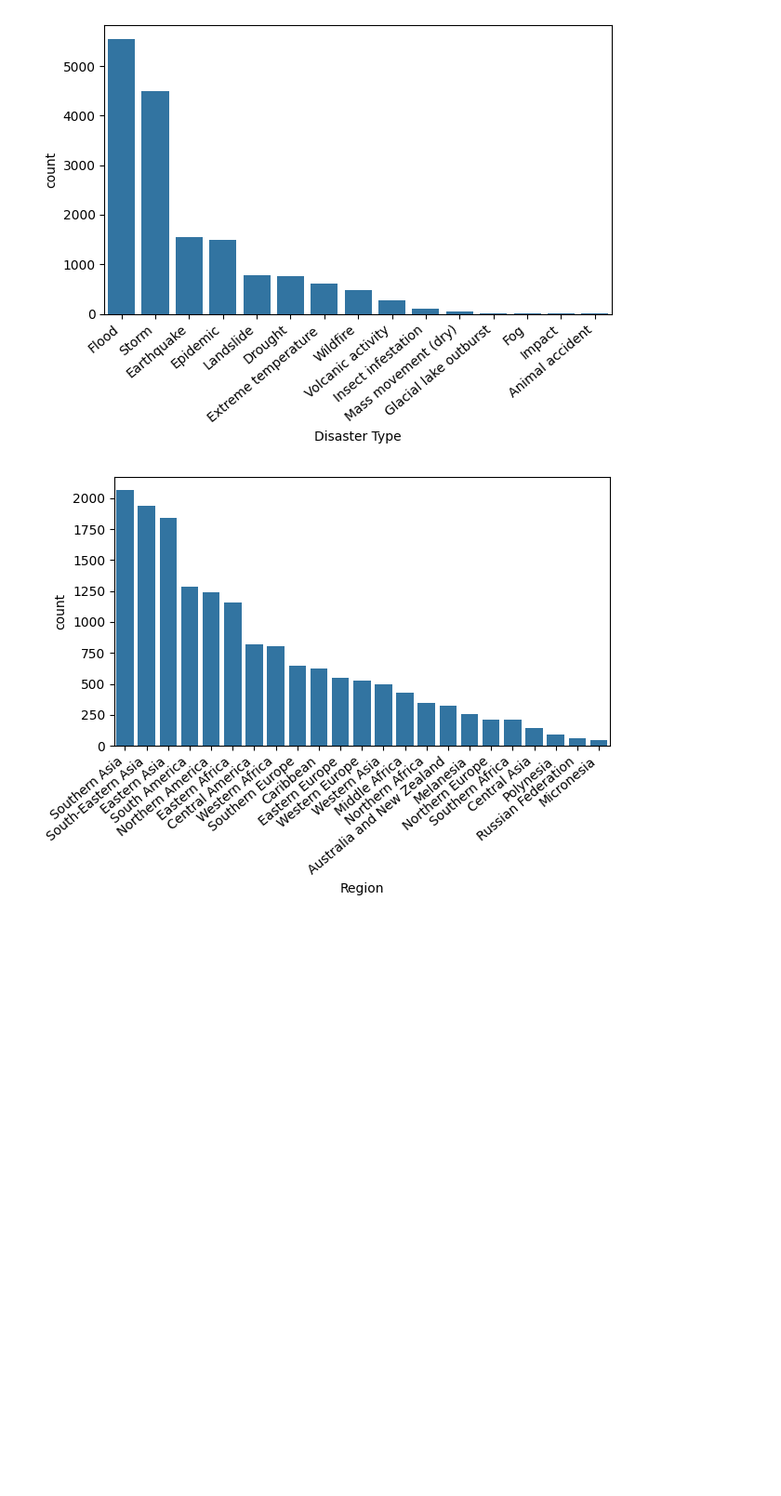
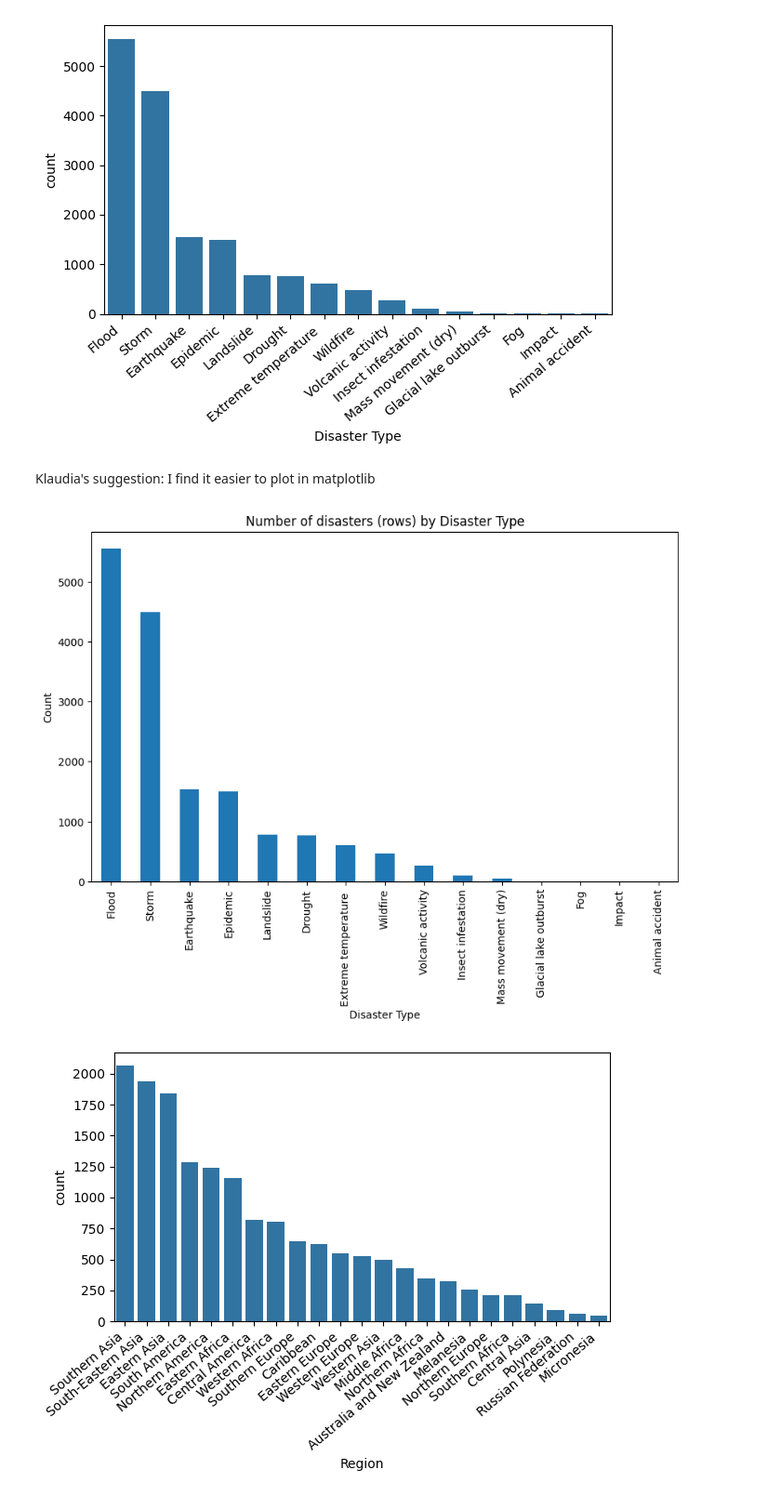
Before and after one commit to astra-dscience/DISASTERS, a Jupyter notebook: notebooks/wizualizacje.ipynb, the cells around one changed output. Shown at 93% size. Cells and saved outputs as stored; diff of their text form; code cells hidden in the pictures; blank space fills up the shorter version.

```diff
--- a/notebooks/wizualizacje.ipynb
+++ b/notebooks/wizualizacje.ipynb
@@ -50,6 +143,21 @@ plt.show()
 plt.show()
 # %% [output]
 [figure]
+# %% [markdown]
+Klaudia's suggestion: I find it easier to plot in matplotlib
+# %%
+disaster_counts = final_df['Disaster Type'].value_counts()
+sorted_disaster_counts = disaster_counts.sort_values(ascending=False)
+
+# Create the plot
+plt.figure(figsize=(10,6))
+sorted_disaster_counts.plot(kind='bar')
+plt.title('Number of disasters (rows) by Disaster Type')
+plt.xlabel('Disaster Type')
+plt.ylabel('Count')
+plt.show()
+# %% [output]
+[figure, added]
 # %%
 #regions-count
 region_countplot = sns.countplot(data=final_df, x = "Region", order=final_df['Region'].value_counts().index)
```
Also changed, not shown: parts of 11 cells of this notebook.
